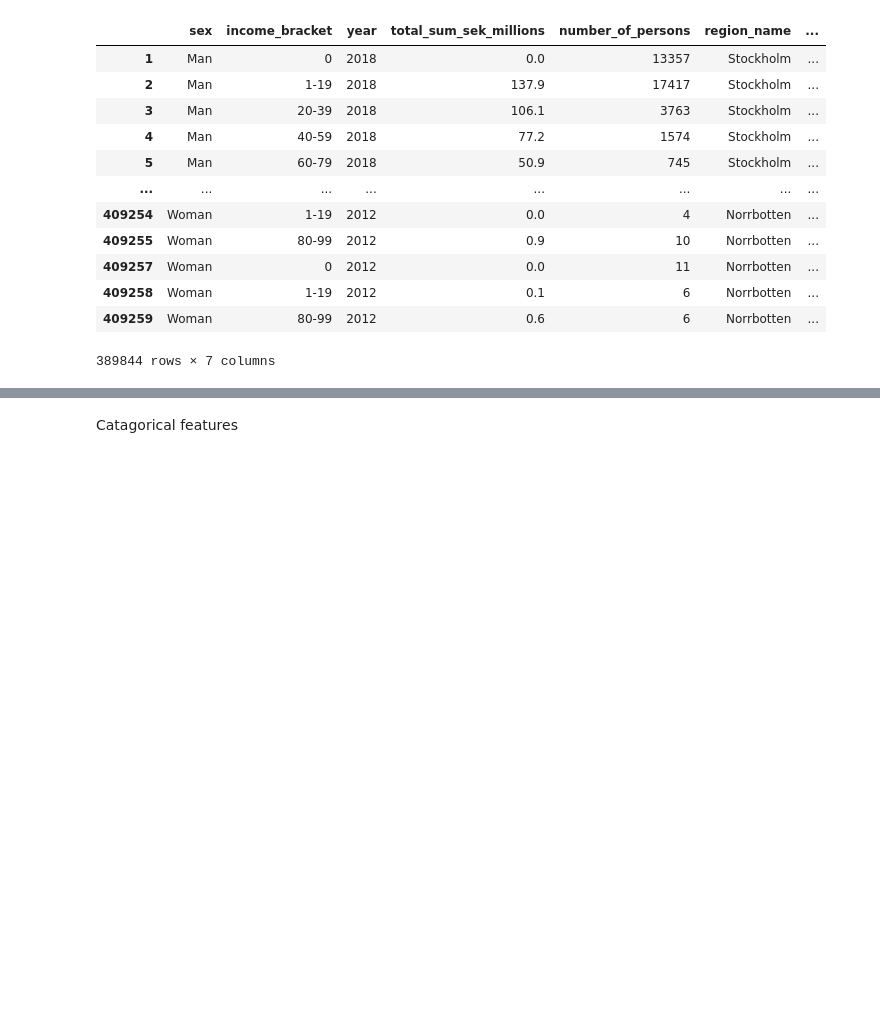
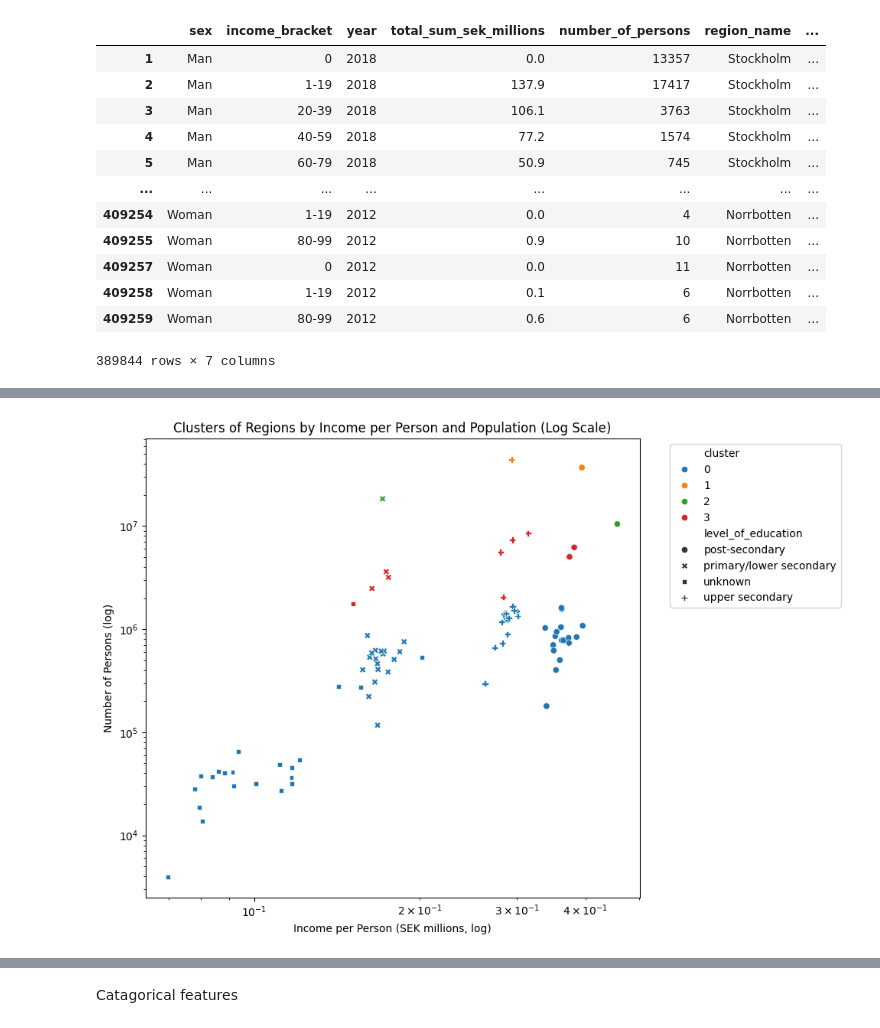
Before and after one commit to JoelScarinius/ML_modeling, a Jupyter notebook: Joel/sandbox.ipynb, the cells around one changed output, grey strips where cells are left out. Drawn from its saved outputs; the diff is of its cells as text; code cells hidden in the pictures; blank space fills up the shorter version.

```diff
--- a/Joel/sandbox.ipynb
+++ b/Joel/sandbox.ipynb
@@ -208,0 +279,27 @@ features
+# %%
+agg = (
+    data.groupby(["region_name", "level_of_education"])
+    .agg({"total_sum_sek_millions": "sum", "number_of_persons": "sum"})
+    .reset_index()
+)
+
+agg["income_per_person"] = agg["total_sum_sek_millions"] / agg["number_of_persons"]
+
+X_agg = agg[["income_per_person", "number_of_persons"]].fillna(0)
+
+gmm = GaussianMixture(n_components=4, random_state=42)
+agg["cluster"] = gmm.fit_predict(X_agg)
+
+plt.figure(figsize=(10, 7))
+sns.scatterplot(
+    x="income_per_person", y="number_of_persons", hue="cluster", style="level_of_education", data=agg, palette="tab10"
+)
+plt.xscale("log")
+plt.yscale("log")
+plt.title("Clusters of Regions by Income per Person and Population (Log Scale)")
+plt.xlabel("Income per Person (SEK millions, log)")
+plt.ylabel("Number of Persons (log)")
+plt.legend(bbox_to_anchor=(1.05, 1), loc="upper left")
+plt.tight_layout()
+plt.show()
+# %% [output]
@@ -209,3 +307,4 @@ features
+[figure, added]
 # %%
 X_train, X_test, y_train, y_test = train_test_split(features, labels, train_size=0.7, random_state=42, stratify=labels, shuffle=True)
 
```
Also changed, not shown: parts of 25 cells of this notebook.
